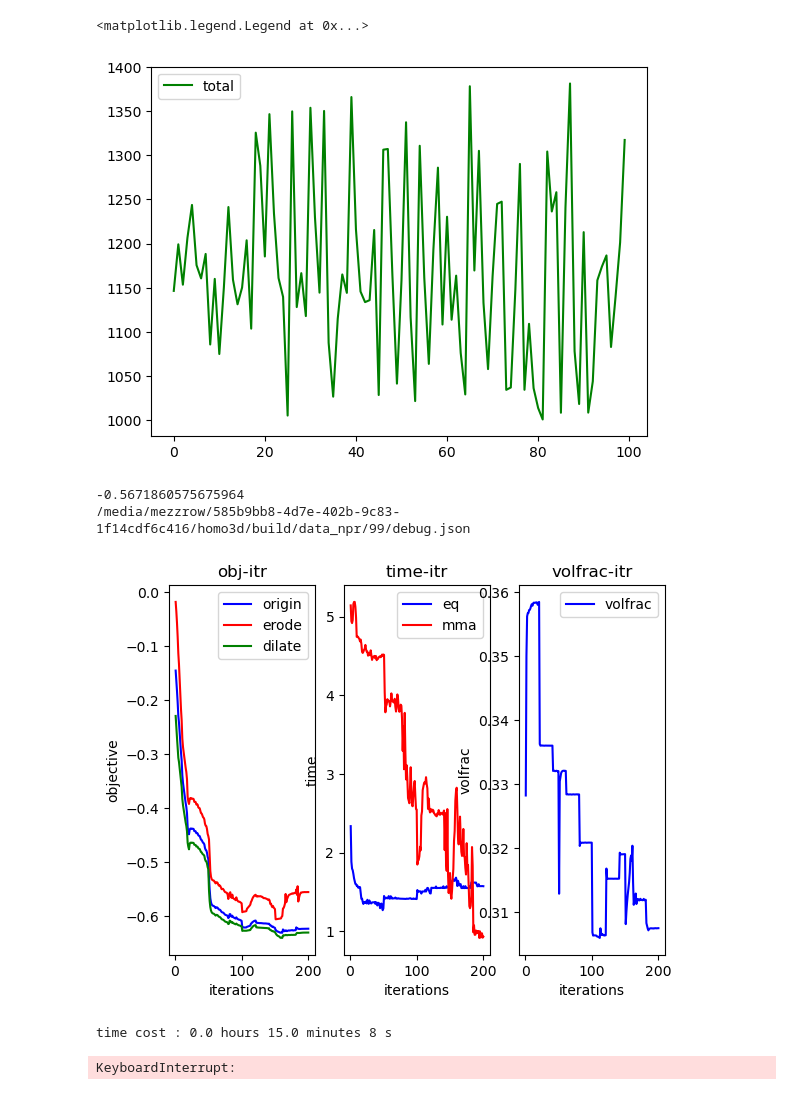
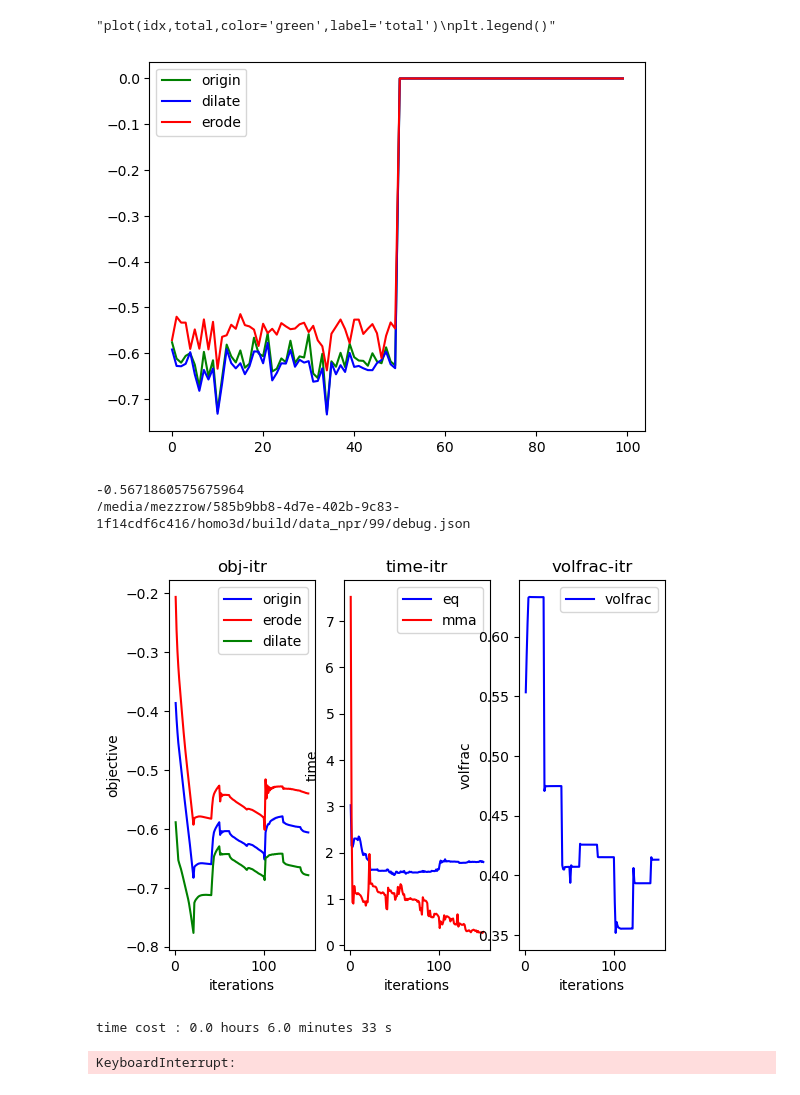
Before and after one commit to Schnabel-8/homo3d, a Jupyter notebook: scripts/data_process.ipynb, the cells around one changed output. Drawn from its saved outputs; the diff is of its cells as text; code cells hidden in the pictures.

```diff
--- a/scripts/data_process.ipynb
+++ b/scripts/data_process.ipynb
@@ -18,40 +18,40 @@ import numpy as np
 import os
 from os.path import join
 from pylab import *
 from matplotlib import pyplot as plt
 idx=np.linspace(0,99,100)
 org=np.zeros(100)
 erd=np.zeros(100)
 dlt=np.zeros(100)
 mma=np.zeros(100)
 eq=np.zeros(100)
 total=np.zeros(100)
 
 root=os.path.abspath("../build/data_npr/")
 
-for i in range(100):
+for i in range(50):
     target_file=join(root,str(i))+"/debug.json"
     f=open(target_file)
     data=json.load(f)
     num_iter=len(data["origin"])-1
     org[i]=np.array(data["origin"])[num_iter]
     erd[i]=np.array(data["erode"])[num_iter]
     dlt[i]=np.array(data["dilate"])[num_iter]
     eq[i]=sum(np.array(data["time_eq"]))/(num_iter+1)
     mma[i]=sum(np.array(data["time_mma"]))/(num_iter+1)
     total[i]=(eq[i]+mma[i])*(num_iter+1)
-'''plot(idx,org,color='green',label='origin')
+plot(idx,org,color='green',label='origin')
 plot(idx,dlt,color='blue',label='dilate')
 plot(idx,erd,color='red',label='erode')
-plt.legend()'''
+plt.legend()
 '''plot(idx,eq,color='green',label='equation')
 plot(idx,mma,color='blue',label='mma')
 plt.legend()'''
-plot(idx,total,color='green',label='total')
-plt.legend()
+'''plot(idx,total,color='green',label='total')
+plt.legend()'''
 # %% [output]
-<matplotlib.legend.Legend at 0x...>
+"plot(idx,total,color='green',label='total')\nplt.legend()"
-[figure, old version]
+[figure, new version]
 # %%
 import os
 from os.path import join
@@ -86,9 +86,9 @@ data=json.load(f)
 max_iters=500
 iter=len(data["origin"])-1
 num_iter=iter
-while iter<max_iters and iter<=num_iter+5:
-    f=open("../build/debug.json")
-    data=json.load(f)
+while iter<max_iters and iter<=num_iter:
+    #f=open("../build/debug.json")
+    #data=json.load(f)
     ## iterations
     num_iter=len(data["origin"])
     ## data
@@ -159,8 +159,8 @@ while iter<max_iters and iter<=num_iter+5:
     ## iter++
     iter+=1
 # %% [output]
-[figure, old version]
+[figure, new version]
-time cost : 0.0 hours 15.0 minutes 8 s
+time cost : 0.0 hours 6.0 minutes 33 s
 # %%
 import math
 import random
```
Also changed, not shown: 17 other files.
